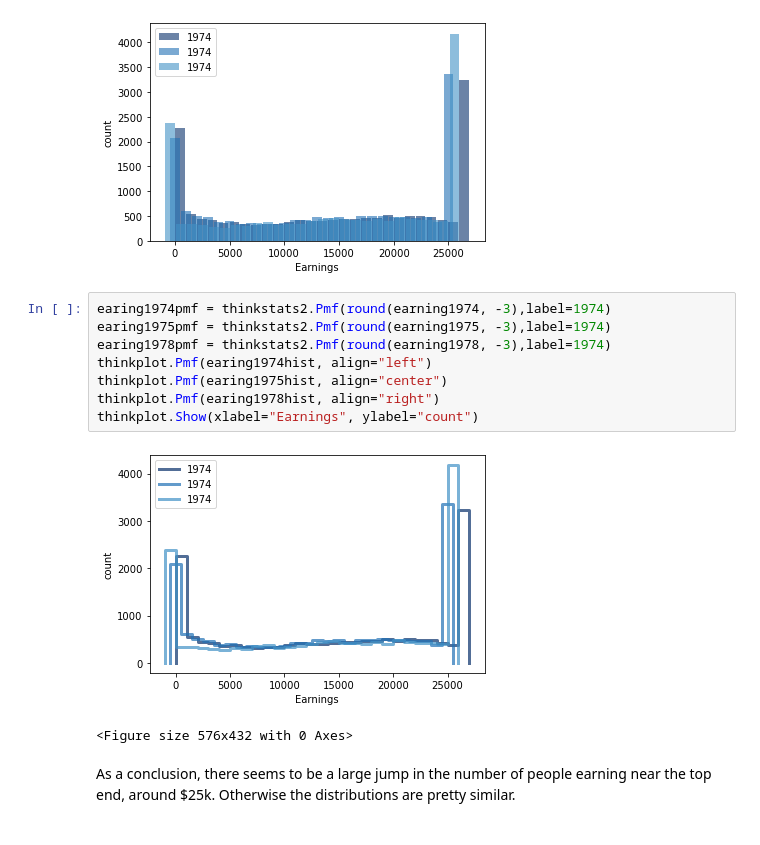
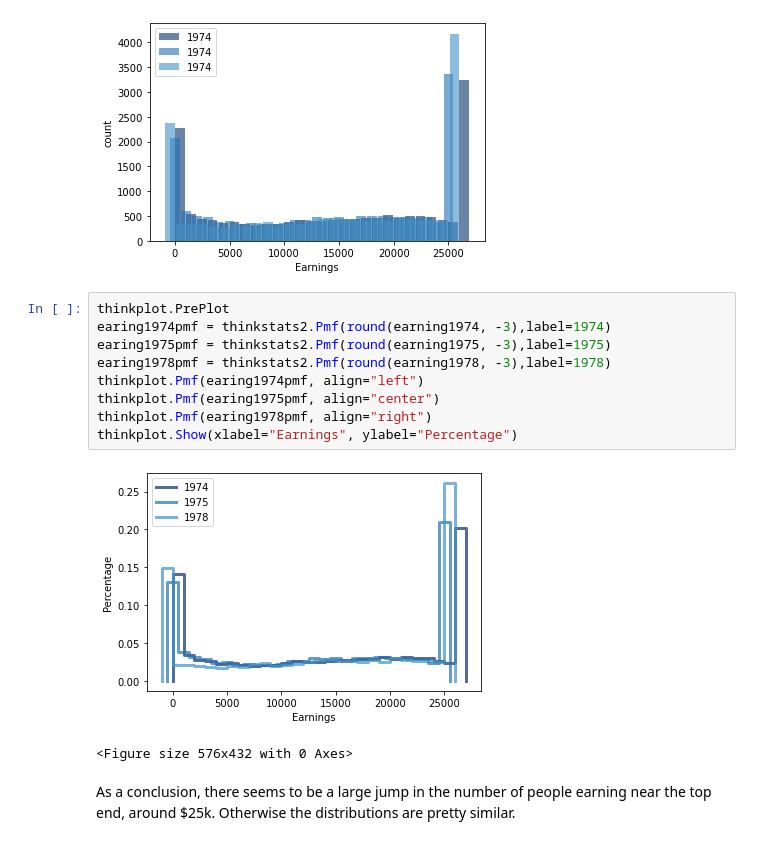
Before and after one commit to sijiahao-hub/BSIP_Assignment_1_Students, a Jupyter notebook: stats_asn_1_stud_temp.ipynb, the cells around one changed output. Cells and saved outputs as stored; diff of their text form.

```diff
--- a/stats_asn_1_stud_temp.ipynb
+++ b/stats_asn_1_stud_temp.ipynb
@@ -267,15 +267,16 @@ thinkplot.Config(xlabel="Earnings", ylabel="count")
 # %% [output]
 [figure]
 # %%
+thinkplot.PrePlot
 earing1974pmf = thinkstats2.Pmf(round(earning1974, -3),label=1974)
-earing1975pmf = thinkstats2.Pmf(round(earning1975, -3),label=1974)
-earing1978pmf = thinkstats2.Pmf(round(earning1978, -3),label=1974)
-thinkplot.Pmf(earing1974hist, align="left")
-thinkplot.Pmf(earing1975hist, align="center")
-thinkplot.Pmf(earing1978hist, align="right")
-thinkplot.Show(xlabel="Earnings", ylabel="count")
+earing1975pmf = thinkstats2.Pmf(round(earning1975, -3),label=1975)
+earing1978pmf = thinkstats2.Pmf(round(earning1978, -3),label=1978)
+thinkplot.Pmf(earing1974pmf, align="left")
+thinkplot.Pmf(earing1975pmf, align="center")
+thinkplot.Pmf(earing1978pmf, align="right")
+thinkplot.Show(xlabel="Earnings", ylabel="Percentage")
 # %% [output]
-[figure, old version]
+[figure, new version]
 <Figure size 576x432 with 0 Axes>
 # %% [markdown]
 As a conclusion, there seems to be a large jump in the number of people earning near the top end, around $25k. Otherwise the distributions are pretty similar.
```
